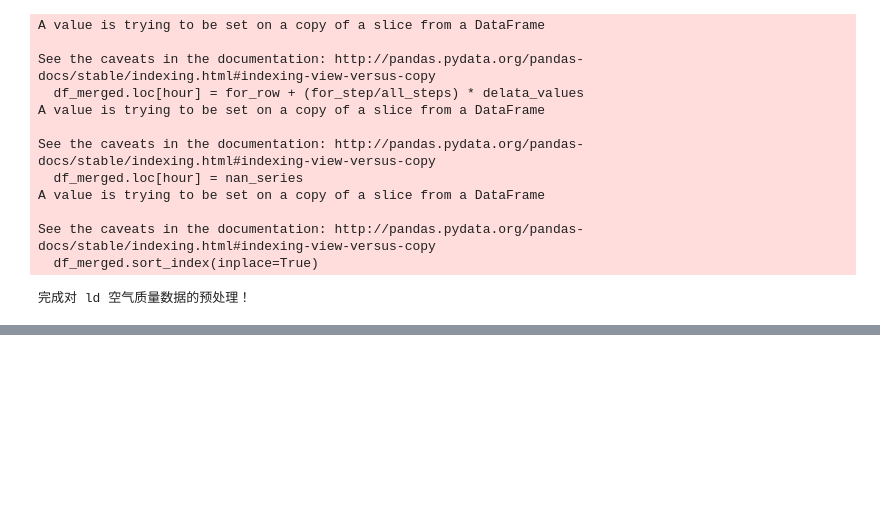
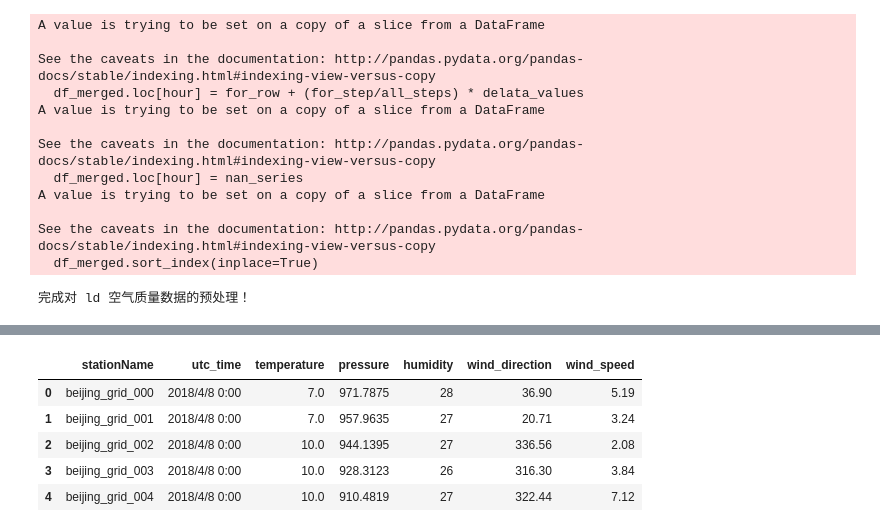
Before and after one commit to txytju/air-quality-prediction, a Jupyter notebook: test.ipynb, the cells around one changed output, grey strips where cells are left out. Cells and saved outputs as stored; diff of their text form; code cells hidden in the pictures; blank space fills up the shorter version.

Commit message:
[weather_data_preprocess]

```diff
--- a/test.ipynb
+++ b/test.ipynb
@@ -470,0 +505,33 @@ bj_grid_meo_dataset, stations, bj_meo_stations = load_bj_grid_meo_data(bj_near_s
+# %%
+path_to_bj_meo = "./KDD_CUP_2018/Beijing/grid_meo/"
+bj_csv_list  = os.listdir(path_to_bj_meo)
+
+bj_meo_datas = []
+
+for csv in bj_csv_list :
+    if csv != '.DS_Store' and not csv.startswith("._"):
+        path_to_file = path_to_bj_meo + csv
+        print(path_to_file)
+        bj_meo_data = pd.read_csv(path_to_file)
+        print(bj_meo_data.columns)
+
+        # 去掉多余信息
+        if "longitude" in bj_meo_data.columns :
+            bj_meo_data.drop("longitude", axis=1, inplace=True)
+        if "latitude" in bj_meo_data.columns :
+            bj_meo_data.drop("latitude", axis=1, inplace=True)
+        if "id" in bj_meo_data.columns :
+            bj_meo_data.drop("id", axis=1, inplace=True)
+        if "weather" in bj_meo_data.columns :
+            bj_meo_data.drop("weather", axis=1, inplace=True)
+
+        name_pairs = {}
+        if "station_id" in bj_meo_data.columns :
+            name_pairs["station_id"] = "stationName"
+        if "time" in bj_meo_data.columns :
+            name_pairs["time"] = "utc_time"
+        if "wind_speed/kph" in bj_meo_data.columns :
+            name_pairs["wind_speed/kph"] = "wind_speed"
+
+        bj_meo_data.rename(index=str, columns=name_pairs, inplace=True)
+        bj_meo_datas.append(bj_meo_data)
@@ -470,0 +551,9 @@ bj_grid_meo_dataset, stations, bj_meo_stations = load_bj_grid_meo_data(bj_near_s
+# %%
+bj_meo_datas[0].head()
+# %% [output]
+|  | stationName | utc_time | temperature | pressure | humidity | wind_direction | wind_speed |
+| 0 | beijing_grid_000 | 2018/4/8 0:00 | 7.0 | 971.7875 | 28 | 36.90 | 5.19 |
+| 1 | beijing_grid_001 | 2018/4/8 0:00 | 7.0 | 957.9635 | 27 | 20.71 | 3.24 |
+| 2 | beijing_grid_002 | 2018/4/8 0:00 | 10.0 | 944.1395 | 27 | 336.56 | 2.08 |
+| 3 | beijing_grid_003 | 2018/4/8 0:00 | 10.0 | 928.3123 | 26 | 316.30 | 3.84 |
+| 4 | beijing_grid_004 | 2018/4/8 0:00 | 10.0 | 910.4819 | 27 | 322.44 | 7.12 |
```
Also changed, not shown: parts of 9 cells of this notebook, 2 other files.
